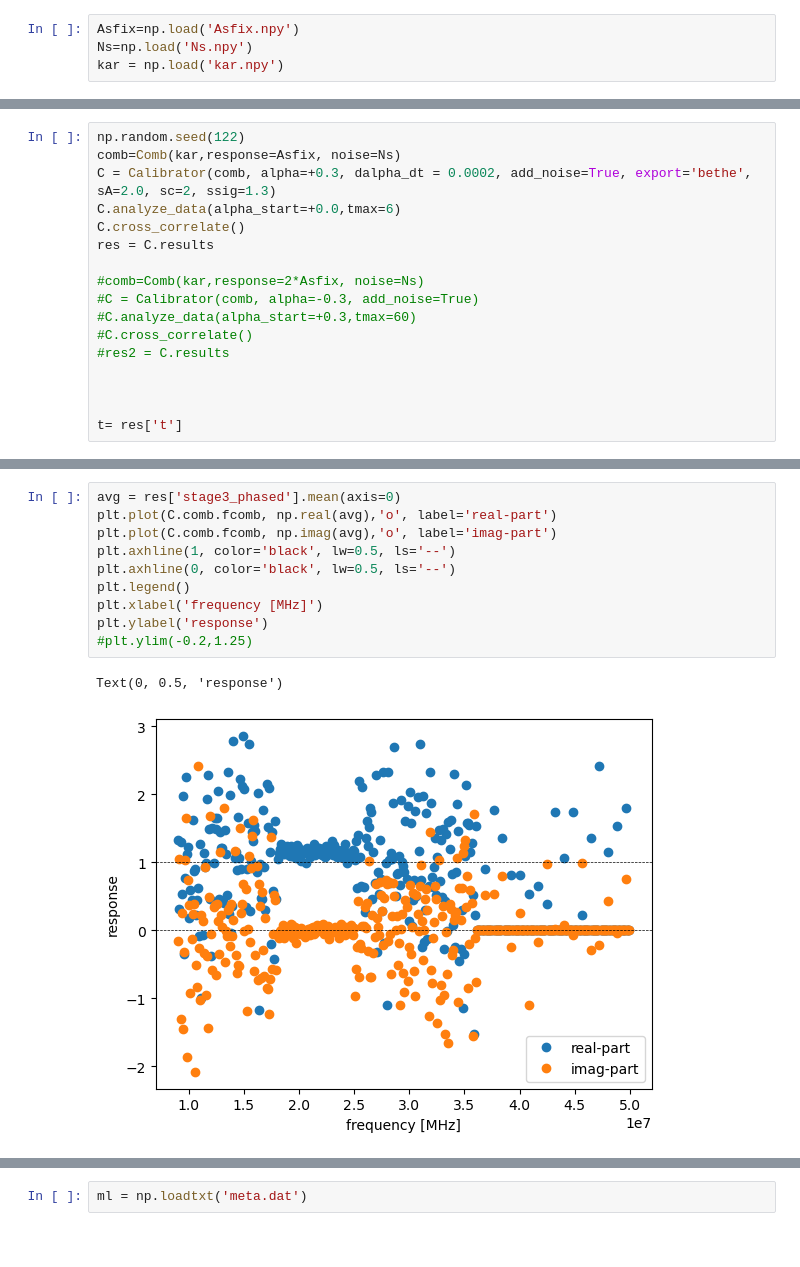
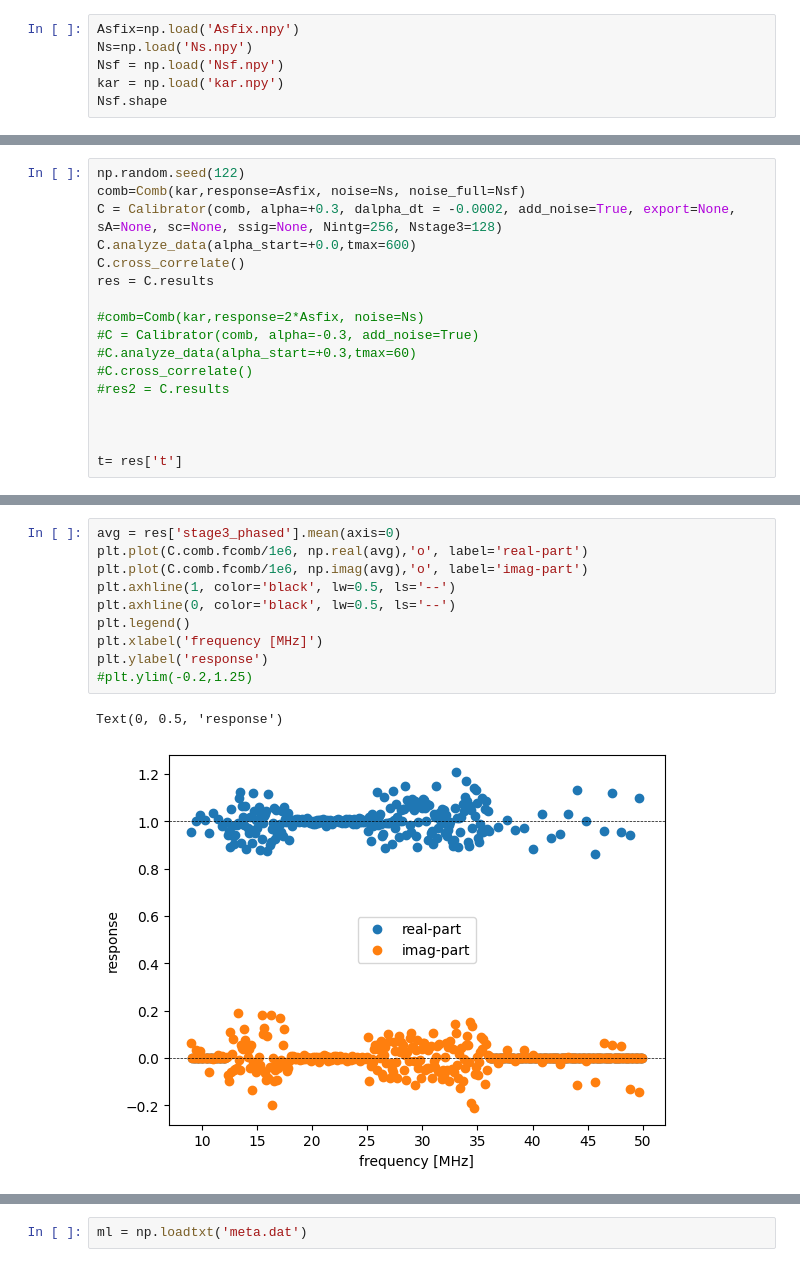
Before and after one commit to lusee-night/notebooks, a Jupyter notebook: calibrator/quantization.ipynb, the cells around one changed output, grey strips where cells are left out. Cells and saved outputs as stored; diff of their text form.

Commit message:
noise measurement data

```diff
--- a/calibrator/quantization.ipynb
+++ b/calibrator/quantization.ipynb
@@ -16,4 +13,6 @@ The autoreload extension is already loaded. To reload it, use:
 # %%
 Asfix=np.load('Asfix.npy')
 Ns=np.load('Ns.npy')
+Nsf = np.load('Nsf.npy')
 kar = np.load('kar.npy')
+Nsf.shape
@@ -20,8 +21,8 @@ kar = np.load('kar.npy')
 # %%
 np.random.seed(122)
-comb=Comb(kar,response=Asfix, noise=Ns)
-C = Calibrator(comb, alpha=+0.3, dalpha_dt = 0.0002, add_noise=True, export='bethe', sA=2.0, sc=2, ssig=1.3)
-C.analyze_data(alpha_start=+0.0,tmax=6)
+comb=Comb(kar,response=Asfix, noise=Ns, noise_full=Nsf)
+C = Calibrator(comb, alpha=+0.3, dalpha_dt = -0.0002, add_noise=True, export=None, sA=None, sc=None, ssig=None, Nintg=256, Nstage3=128)
+C.analyze_data(alpha_start=+0.0,tmax=600)
 C.cross_correlate()
 res = C.results
 
@@ -111,13 +120,13 @@ Text(0, 0.5, 'response')
 # %%
 avg = res['stage3_phased'].mean(axis=0)
-plt.plot(C.comb.fcomb, np.real(avg),'o', label='real-part')
-plt.plot(C.comb.fcomb, np.imag(avg),'o', label='imag-part')
+plt.plot(C.comb.fcomb/1e6, np.real(avg),'o', label='real-part')
+plt.plot(C.comb.fcomb/1e6, np.imag(avg),'o', label='imag-part')
 plt.axhline(1, color='black', lw=0.5, ls='--')
 plt.axhline(0, color='black', lw=0.5, ls='--')
 plt.legend()
 plt.xlabel('frequency [MHz]')
 plt.ylabel('response')
 #plt.ylim(-0.2,1.25)
 # %% [output]
 Text(0, 0.5, 'response')
-[figure, old version]
+[figure, new version]
```
Also changed, not shown: parts of 15 cells of this notebook, 3 other files.
